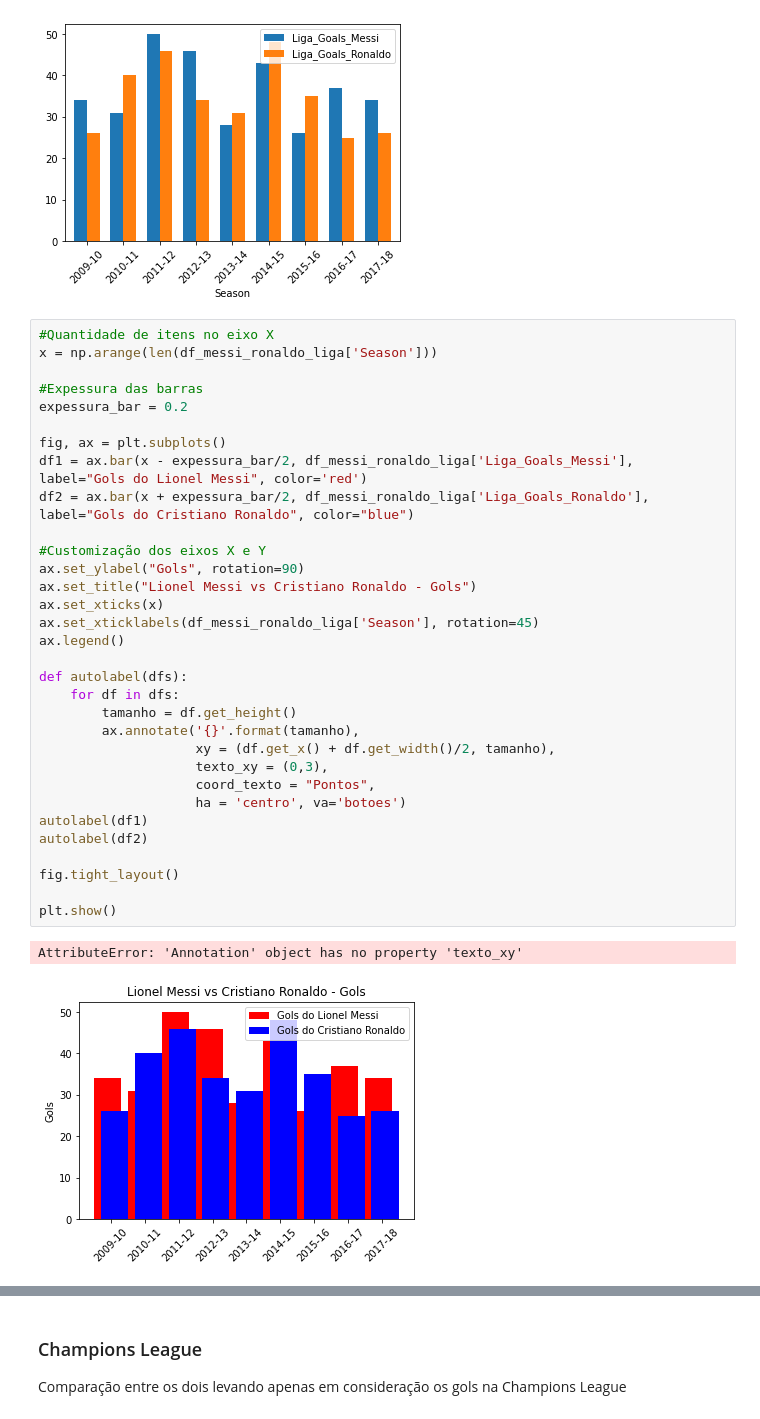
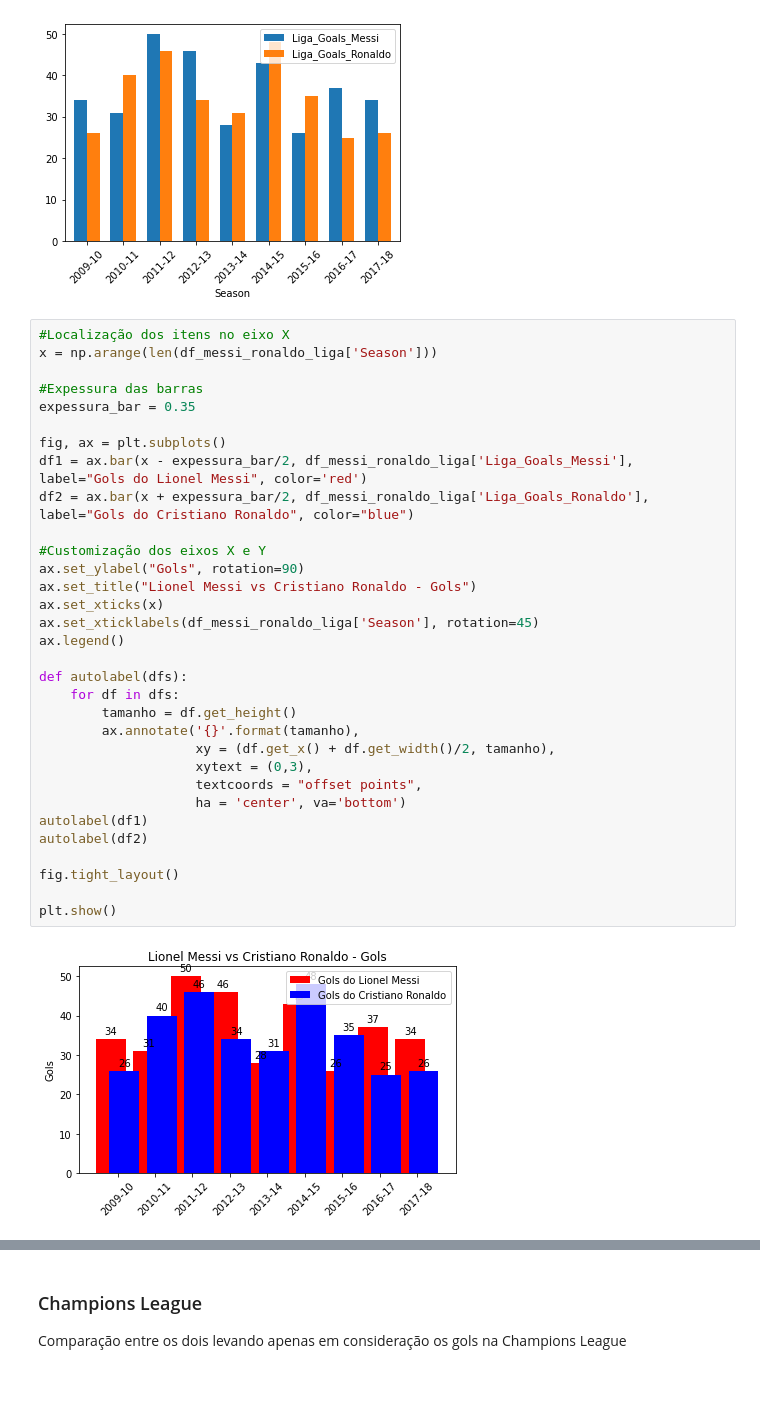
Before and after one commit to Marco87/Projects, a Jupyter notebook: Python/Projetos/MessiRonaldo/messironaldo.ipynb, the cells around one changed output, grey strips where cells are left out. Drawn from its saved outputs; the diff is of its cells as text; blank space fills up the shorter version.

```diff
--- a/Python/Projetos/MessiRonaldo/messironaldo.ipynb
+++ b/Python/Projetos/MessiRonaldo/messironaldo.ipynb
@@ -156,37 +156,36 @@ df_messi_ronaldo_liga.plot.bar(x='Season', y=['Liga_Goals_Messi', 'Liga_Goals_Ro
 <matplotlib.axes._subplots.AxesSubplot at 0x...>
 [figure]
 # %%
-#Quantidade de itens no eixo X
+#Localização dos itens no eixo X
 x = np.arange(len(df_messi_ronaldo_liga['Season']))
 
 #Expessura das barras
-expessura_bar = 0.2
+expessura_bar = 0.35
 
 fig, ax = plt.subplots()
 df1 = ax.bar(x - expessura_bar/2, df_messi_ronaldo_liga['Liga_Goals_Messi'], label="Gols do Lionel Messi", color='red')
 df2 = ax.bar(x + expessura_bar/2, df_messi_ronaldo_liga['Liga_Goals_Ronaldo'], label="Gols do Cristiano Ronaldo", color="blue")
 
 #Customização dos eixos X e Y
 ax.set_ylabel("Gols", rotation=90)
 ax.set_title("Lionel Messi vs Cristiano Ronaldo - Gols")
 ax.set_xticks(x)
 ax.set_xticklabels(df_messi_ronaldo_liga['Season'], rotation=45)
 ax.legend()
 
 def autolabel(dfs):
     for df in dfs:
         tamanho = df.get_height()
         ax.annotate('{}'.format(tamanho),
                     xy = (df.get_x() + df.get_width()/2, tamanho),
-                    texto_xy = (0,3),
-                    coord_texto = "Pontos",
-                    ha = 'centro', va='botoes')
+                    xytext = (0,3),
+                    textcoords = "offset points",
+                    ha = 'center', va='bottom')
 autolabel(df1)
 autolabel(df2)
 
 fig.tight_layout()
 
 plt.show()
 # %% [output]
-AttributeError: 'Annotation' object has no property 'texto_xy'
-[figure, old version]
+[figure, new version]
```
Also changed, not shown: parts of 1 cell of this notebook, 2 other files.
